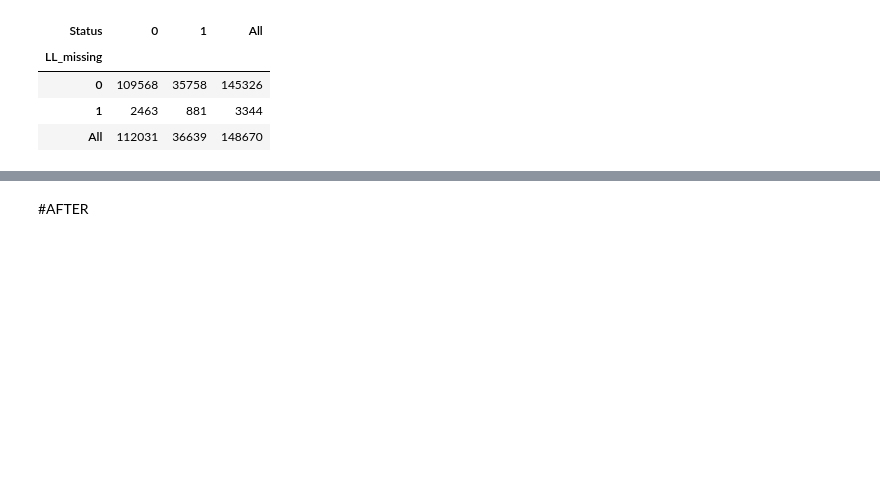
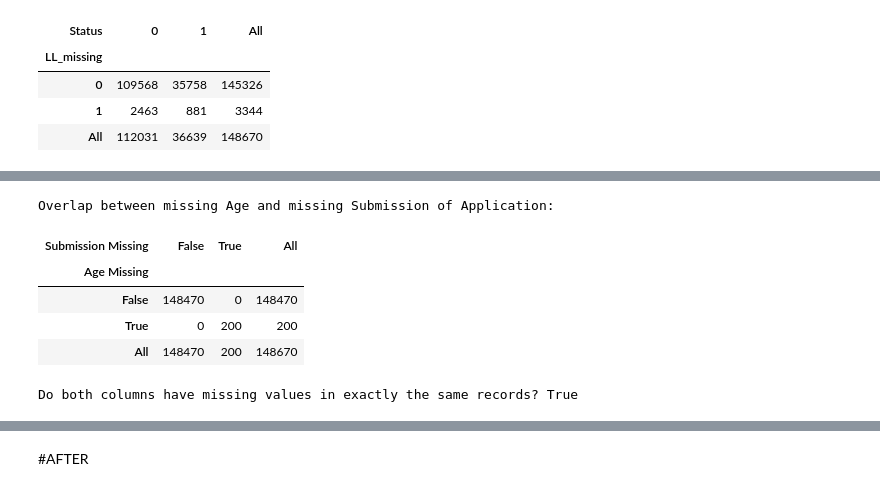
Before and after one commit to marcolari06-maker/loan-default-prediction, a Jupyter notebook: LDP_DMML.ipynb, the cells around one changed output, grey strips where cells are left out. Saved outputs shown, nothing was run; the diff lists cells and outputs as text; code cells hidden in the pictures; blank space fills up the shorter version.

```diff
--- a/LDP_DMML.ipynb
+++ b/LDP_DMML.ipynb
@@ -360,0 +399,27 @@ Contingency Table: LL_missing (Row) vs Status (Column)
+# %%
+import pandas as pd
+
+# Create flags for missing values
+age_is_nan = df_github['age'].isnull()
+submission_is_nan = df_github['submission_of_application'].isnull()
+
+# Create a contingency table to see the overlap
+overlap_table = pd.crosstab(age_is_nan, submission_is_nan,
+                            rownames=['Age Missing'],
+                            colnames=['Submission Missing'],
+                            margins=True)
+
+print("Overlap between missing Age and missing Submission of Application:")
+display(overlap_table)
+
+# Explicitly check if the indices match
+same_records = (df_github[age_is_nan].index == df_github[submission_is_nan].index).all()
+print(f"\nDo both columns have missing values in exactly the same records? {same_records}")
+# %% [output]
+Overlap between missing Age and missing Submission of Application:
+| Submission Missing | False | True | All |
+| Age Missing |  |  |  |
+| False | 148470 | 0 | 148470 |
+| True | 0 | 200 | 200 |
+| All | 148470 | 200 | 148670 |
+Do both columns have missing values in exactly the same records? True
```
Also changed, not shown: parts of 8 cells of this notebook.
